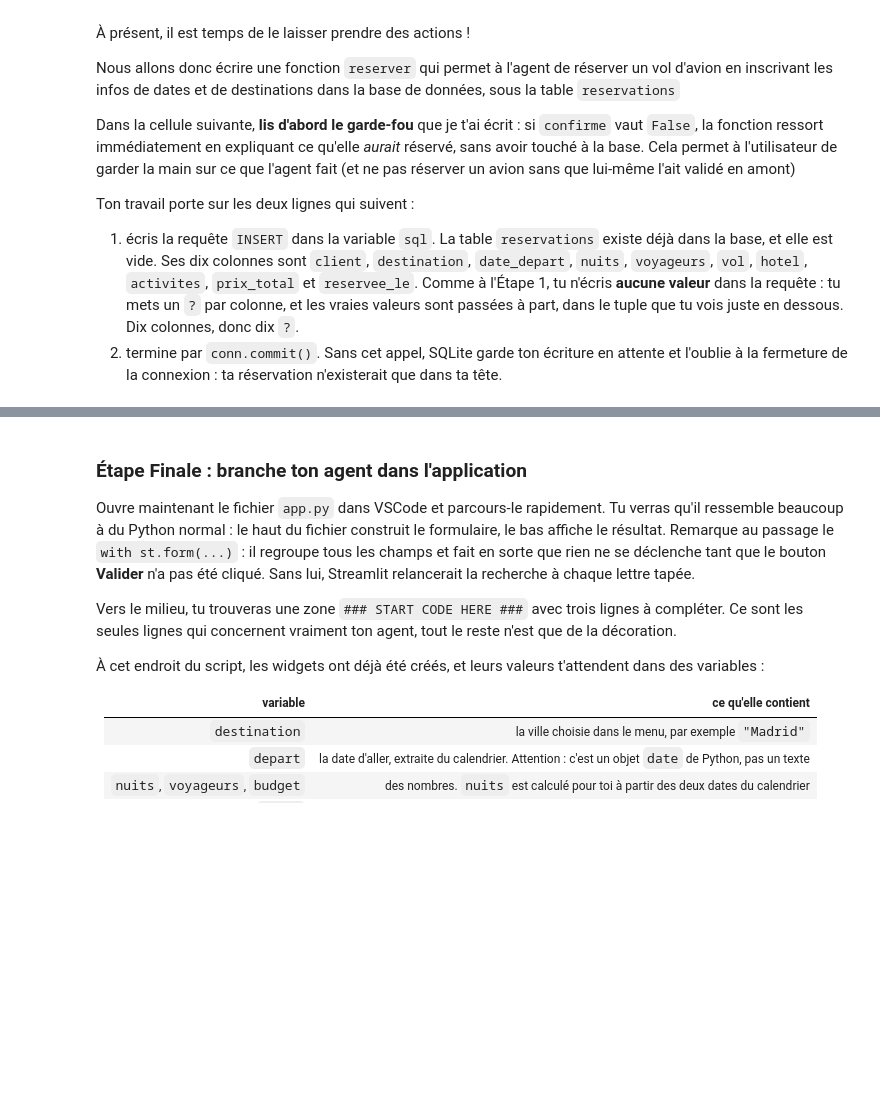
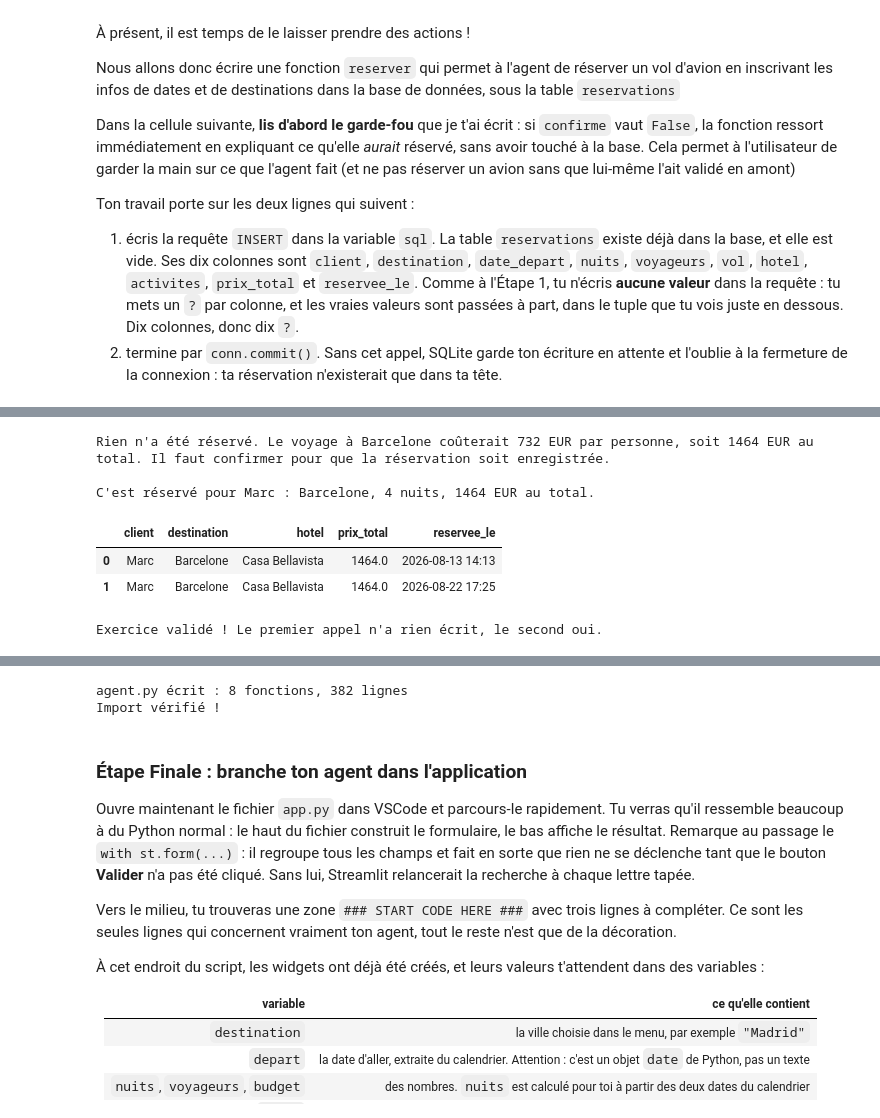
Before and after one commit to JDVegas/AI-Practical_ML-PRO, a Jupyter notebook: Cahier-Vacances-2026-main/Projet_07/projet_07.ipynb, the cells around one changed output, grey strips where cells are left out. Drawn from its saved outputs; the diff is of its cells as text; code cells hidden in the pictures; blank space fills up the shorter version.

```diff
--- a/Cahier-Vacances-2026-main/Projet_07/projet_07.ipynb
+++ b/Cahier-Vacances-2026-main/Projet_07/projet_07.ipynb
@@ -930,6 +937,7 @@ def reserver(conn, voyage, client, confirme=False):
     Retourne :
     message -- ce qui s'est passé, en clair
     """
+    # IF .. no voyage is found to comply with the user expectaction then return a message
     if voyage is None:
         return "Rien à réserver : aucun voyage n'a été trouvé."
 
@@ -944,7 +952,20 @@ def reserver(conn, voyage, client, confirme=False):
     ### START CODE HERE ###
 
     sql = """
-
+        INSERT INTO reservations
+        (
+            client
+            , destination
+            , date_depart
+            , nuits
+            , voyageurs
+            , vol
+            , hotel
+            , activites
+            , prix_total
+            , reservee_le
+        )
+        VALUES (?, ?, ?, ?, ?, ?, ?, ? ,? ,?)
     """  # (1) dix colonnes, donc dix points d'interrogation
 
     ### END CODE HERE ###
@@ -954,35 +975,43 @@ def reserver(conn, voyage, client, confirme=False):
                        ", ".join(a["nom"] for a in voyage["activites"]),
                        voyage["prix_total"] * voyage["voyageurs"],
                        datetime.now().strftime("%Y-%m-%d %H:%M")))
 
     ### START CODE HERE ###
-
-    # (2) enregistre le résultat dans la base de données
+    # Commit the change
+    conn.commit() # (2) enregistre le résultat dans la base de données
 
     ### END CODE HERE ###
 
     return (f"C'est réservé pour {client} : {voyage['destination']}, "
             f"{voyage['nuits']} nuits, {voyage['prix_total'] * voyage['voyageurs']:.0f} EUR au total.")
 
 
 def combien_de_reservations():
     return len(requete(conn, "SELECT * FROM reservations"))
 
 
 avant = combien_de_reservations()
 
 print(reserver(conn, voyage, "Marc"))                      # sans confirmation
 apres_refus = combien_de_reservations()
 
 print()
 print(reserver(conn, voyage, "Marc", confirme=True))       # avec confirmation
 apres_accord = combien_de_reservations()
 
 display(requete(conn, "SELECT client, destination, hotel, prix_total, reservee_le FROM reservations"))
 
 assert apres_refus == avant, "Sans confirmation, l'agent ne doit RIEN ecrire dans la base"
 assert apres_accord == avant + 1, "Avec confirmation, une ligne doit etre ajoutee"
 print("Exercice validé ! Le premier appel n'a rien écrit, le second oui.")
+# %% [output]
+Rien n'a été réservé. Le voyage à Barcelone coûterait 732 EUR par personne, soit 1464 EUR au total. Il faut confirmer pour que la réservation soit enregistrée.
+
+C'est réservé pour Marc : Barcelone, 4 nuits, 1464 EUR au total.
+|  | client | destination | hotel | prix_total | reservee_le |
+| 0 | Marc | Barcelone | Casa Bellavista | 1464.0 | 2026-08-13 14:13 |
+| 1 | Marc | Barcelone | Casa Bellavista | 1464.0 | 2026-08-22 17:25 |
+Exercice validé ! Le premier appel n'a rien écrit, le second oui.
 # %% [markdown]
 # Partie 6 - La cerise sur le gâteau : l'application Web
 
@@ -1026,6 +1055,9 @@ agent = importlib.reload(agent)   # au cas où tu réexécutes cette cellule apr
 assert hasattr(agent, "planifier"), "agent.py doit contenir la fonction planifier"
 assert hasattr(agent, "reserver"), "agent.py doit contenir la fonction reserver"
 print("Import vérifié !")
+# %% [output]
+agent.py écrit : 8 fonctions, 382 lignes
+Import vérifié !
 # %% [markdown]
 ### Étape Finale : branche ton agent dans l'application
 
```
Also changed, not shown: parts of 2 cells of this notebook.
